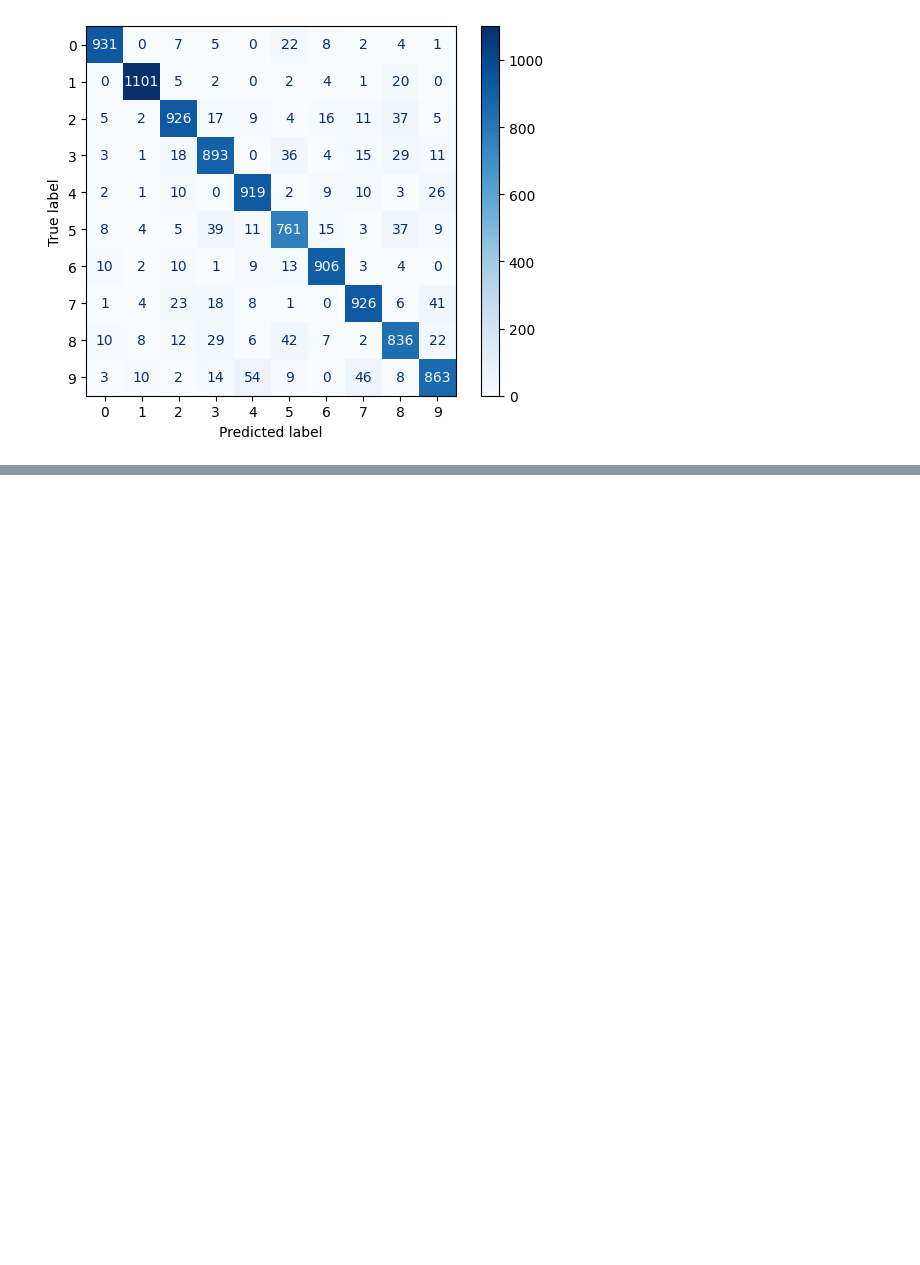
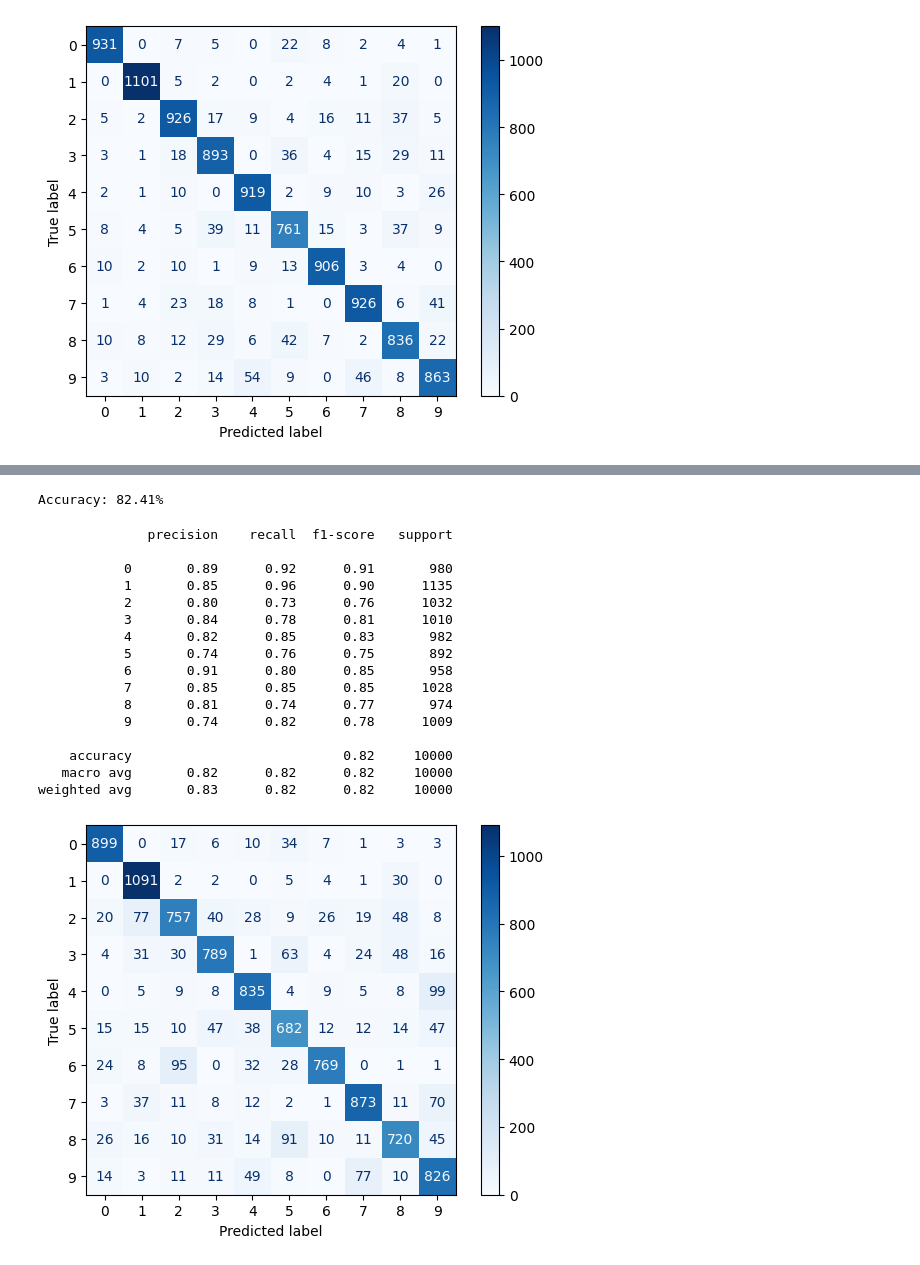
Before and after one commit to AAU-Dat/P5-Nonlinear-Dimensionality-Reduction, a Jupyter notebook: src/pca_lda_experiment.ipynb, the cells around one changed output, grey strips where cells are left out. Cells and saved outputs as stored; diff of their text form; code cells hidden in the pictures; blank space fills up the shorter version.

Commit message:
Examples for proper implementation of model pipelines.

```diff
--- a/src/pca_lda_experiment.ipynb
+++ b/src/pca_lda_experiment.ipynb
@@ -314,0 +318,77 @@ def plot_gallery(title, images, n_col=n_col, n_row=n_row, cmap=plt.cm.gray):
+# %%
+import idx2numpy
+import numpy as np
+import pandas as pd
+import matplotlib.pyplot as plt
+
+from sklearn.pipeline import Pipeline
+from sklearn.preprocessing import StandardScaler
+from sklearn.decomposition import PCA
+from sklearn.multiclass import OneVsOneClassifier
+from sklearn.svm import SVC
+from sklearn.model_selection import GridSearchCV
+from sklearn.metrics import accuracy_score, confusion_matrix, ConfusionMatrixDisplay
+
+X = idx2numpy.convert_from_file('mnist_data/train_file_image').reshape(60000, 784)
+y = idx2numpy.convert_from_file('mnist_data/train_file_label')
+X_test = idx2numpy.convert_from_file('mnist_data/test_file_image').reshape(10000, 784)
+y_test = idx2numpy.convert_from_file('mnist_data/test_file_label')
+
+
+pca_model_pipeline = Pipeline(steps=[
+    ("scaler", StandardScaler()),
+    ("pca", PCA(svd_solver="full")),
+    ("classifier", OneVsOneClassifier(SVC(kernel="linear", random_state=42)))]
+)
+
+hyperparameters = {
+    "pca__n_components": [2, 50, 100, 0.95],
+    "pca__whiten": [True, False],
+    "classifier__estimator__C": [0.01, 0.1, 1, 10],
+    "classifier__estimator__gamma": [1, 0.1, 0.01, 0.001, 0.0001],
+}
+
+search = GridSearchCV(pca_model_pipeline,
+                      hyperparameters,
+                      cv=5,
+                      scoring="f1_macro",
+                      n_jobs=-1)
+
+search.fit(X[:400], y[:400])
+
+results = pd.DataFrame(search.cv_results_).sort_values("rank_test_score")
+
+final_pipeline = search.best_estimator_.fit(X[:400], y[:400])
+y_pred = final_pipeline.predict(X_test)
+
+acc = accuracy_score(y_test, y_pred)
+print('Accuracy: {:2.2%}\n'.format(acc))
+ConfusionMatrixDisplay(confusion_matrix(y_test, y_pred)).plot(cmap=plt.cm.Blues)
+plt.savefig('results/confusion_matrix.png')
+
+pd.DataFrame(search.cv_results_).to_csv("results/test.csv")
+results.head(10)
+
+from sklearn.metrics import classification_report
+
+pd.DataFrame(classification_report(y_test, y_pred, output_dict=True)).transpose().to_latex("results/classification_report.tex")
+print(classification_report(y_test, y_pred))
+# %% [output]
+Accuracy: 82.41%
+              precision    recall  f1-score   support
+
+           0       0.89      0.92      0.91       980
+           1       0.85      0.96      0.90      1135
+           2       0.80      0.73      0.76      1032
+           3       0.84      0.78      0.81      1010
+           4       0.82      0.85      0.83       982
+           5       0.74      0.76      0.75       892
+           6       0.91      0.80      0.85       958
+           7       0.85      0.85      0.85      1028
+           8       0.81      0.74      0.77       974
+           9       0.74      0.82      0.78      1009
+
+    accuracy                           0.82     10000
+   macro avg       0.82      0.82      0.82     10000
+weighted avg       0.83      0.82      0.82     10000
+[figure, added]
```
Also changed, not shown: parts of 1 cell of this notebook, 5 other files.
